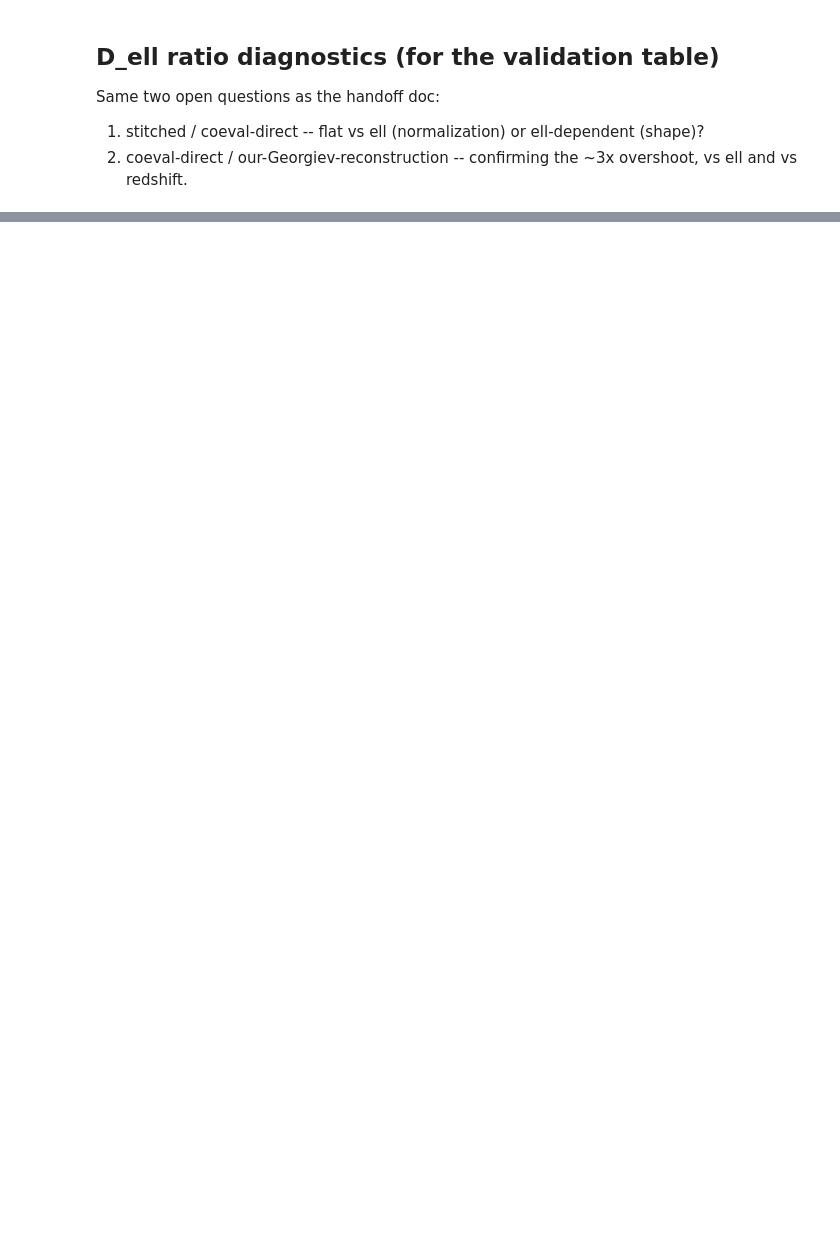
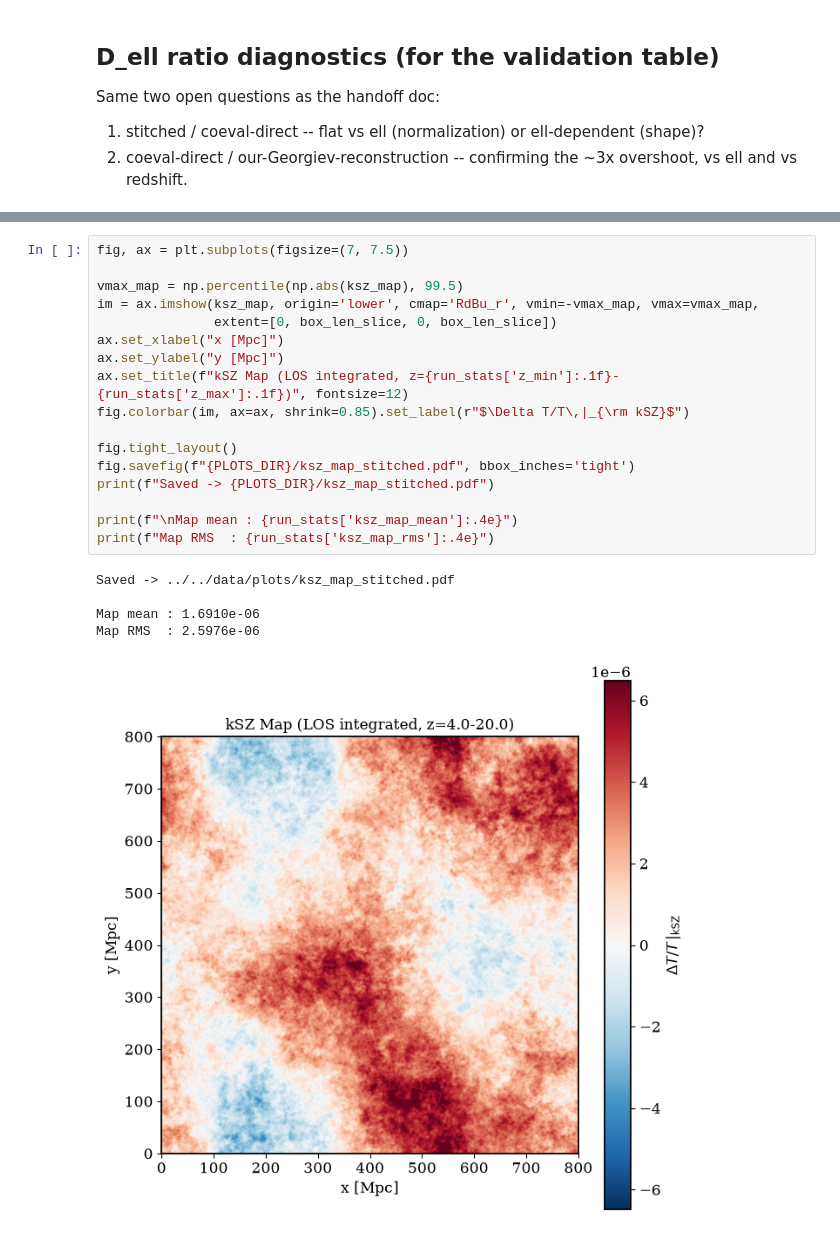
Before and after one commit to swanith01/ksz-pipeline, a Jupyter notebook: notebooks/exploratory/georgiev_comparison.ipynb, the cells around one changed output, grey strips where cells are left out. Cells and saved outputs as stored; diff of their text form; blank space fills up the shorter version.

```diff
--- a/notebooks/exploratory/georgiev_comparison.ipynb
+++ b/notebooks/exploratory/georgiev_comparison.ipynb
@@ -184,0 +461,23 @@ for i, z in enumerate(pee['z']):
+# %%
+fig, ax = plt.subplots(figsize=(7, 7.5))
+
+vmax_map = np.percentile(np.abs(ksz_map), 99.5)
+im = ax.imshow(ksz_map, origin='lower', cmap='RdBu_r', vmin=-vmax_map, vmax=vmax_map,
+               extent=[0, box_len_slice, 0, box_len_slice])
+ax.set_xlabel("x [Mpc]")
+ax.set_ylabel("y [Mpc]")
+ax.set_title(f"kSZ Map (LOS integrated, z={run_stats['z_min']:.1f}-{run_stats['z_max']:.1f})", fontsize=12)
+fig.colorbar(im, ax=ax, shrink=0.85).set_label(r"$\Delta T/T\,|_{\rm kSZ}$")
+
+fig.tight_layout()
+fig.savefig(f"{PLOTS_DIR}/ksz_map_stitched.pdf", bbox_inches='tight')
+print(f"Saved -> {PLOTS_DIR}/ksz_map_stitched.pdf")
+
+print(f"\nMap mean : {run_stats['ksz_map_mean']:.4e}")
+print(f"Map RMS  : {run_stats['ksz_map_rms']:.4e}")
+# %% [output]
+Saved -> ../../data/plots/ksz_map_stitched.pdf
+
+Map mean : 1.6910e-06
+Map RMS  : 2.5976e-06
+[figure, added]
```
Also changed, not shown: parts of 12 cells of this notebook.
